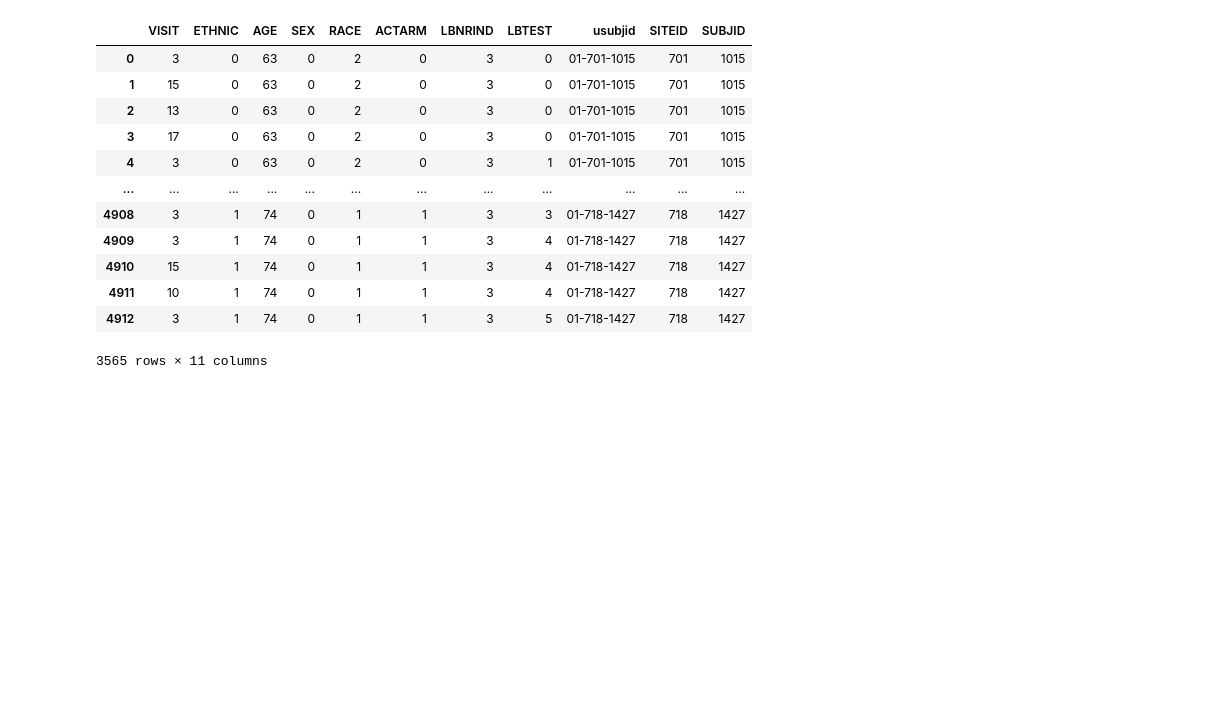
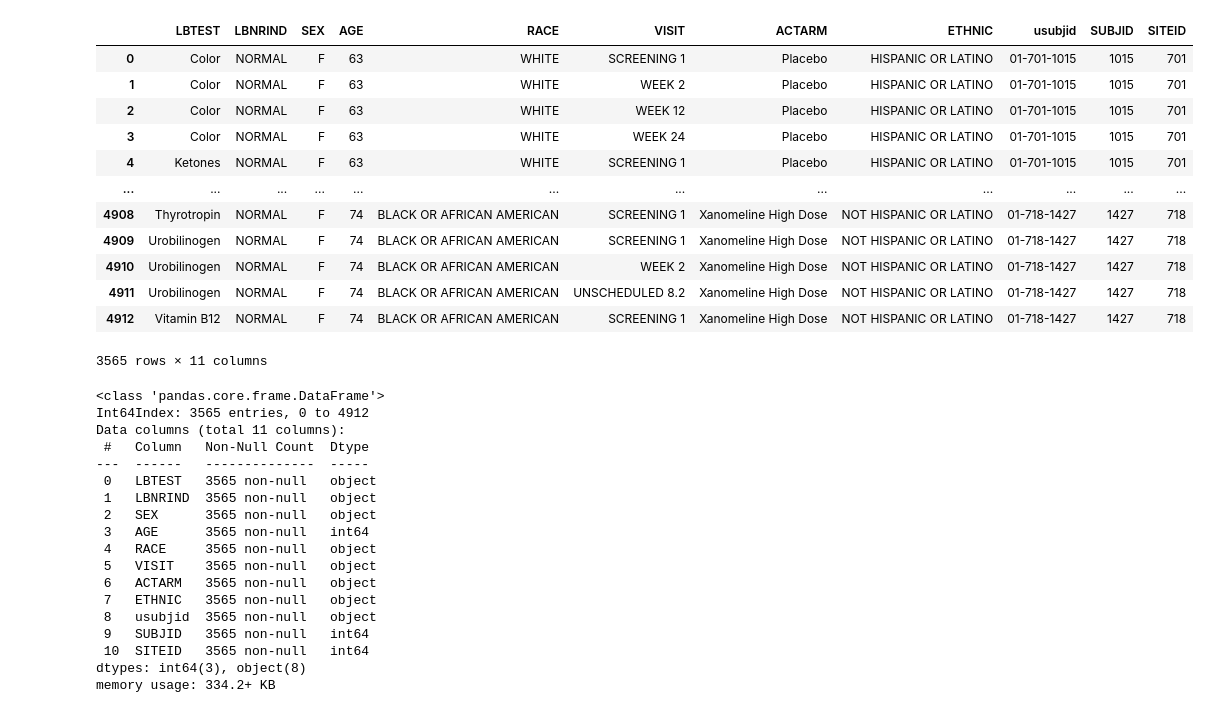
Before and after one commit to monk1337/Mixclu, a Jupyter notebook: preprocessing.ipynb, the cells around one changed output. Drawn from its saved outputs; the diff is of its cells as text; code cells hidden in the pictures; blank space fills up the shorter version.

```diff
--- a/preprocessing.ipynb
+++ b/preprocessing.ipynb
@@ -48,16 +58,37 @@ LBTEST 7
+# %%
+df_pre[1]
+# %% [output]
+|  | LBTEST | LBNRIND | SEX | AGE | RACE | VISIT | ACTARM | ETHNIC | usubjid | SUBJID | SITEID |
+| 0 | Color | NORMAL | F | 63 | WHITE | SCREENING 1 | Placebo | HISPANIC OR LATINO | 01-701-1015 | 1015 | 701 |
+| 1 | Color | NORMAL | F | 63 | WHITE | WEEK 2 | Placebo | HISPANIC OR LATINO | 01-701-1015 | 1015 | 701 |
+| 2 | Color | NORMAL | F | 63 | WHITE | WEEK 12 | Placebo | HISPANIC OR LATINO | 01-701-1015 | 1015 | 701 |
+| 3 | Color | NORMAL | F | 63 | WHITE | WEEK 24 | Placebo | HISPANIC OR LATINO | 01-701-1015 | 1015 | 701 |
+| 4 | Ketones | NORMAL | F | 63 | WHITE | SCREENING 1 | Placebo | HISPANIC OR LATINO | 01-701-1015 | 1015 | 701 |
+| ... | ... | ... | ... | ... | ... | ... | ... | ... | ... | ... | ... |
+| 4908 | Thyrotropin | NORMAL | F | 74 | BLACK OR AFRICAN AMERICAN | SCREENING 1 | Xanomeline High Dose | NOT HISPANIC OR LATINO | 01-718-1427 | 1427 | 718 |
+| 4909 | Urobilinogen | NORMAL | F | 74 | BLACK OR AFRICAN AMERICAN | SCREENING 1 | Xanomeline High Dose | NOT HISPANIC OR LATINO | 01-718-1427 | 1427 | 718 |
+| 4910 | Urobilinogen | NORMAL | F | 74 | BLACK OR AFRICAN AMERICAN | WEEK 2 | Xanomeline High Dose | NOT HISPANIC OR LATINO | 01-718-1427 | 1427 | 718 |
+| 4911 | Urobilinogen | NORMAL | F | 74 | BLACK OR AFRICAN AMERICAN | UNSCHEDULED 8.2 | Xanomeline High Dose | NOT HISPANIC OR LATINO | 01-718-1427 | 1427 | 718 |
+| 4912 | Vitamin B12 | NORMAL | F | 74 | BLACK OR AFRICAN AMERICAN | SCREENING 1 | Xanomeline High Dose | NOT HISPANIC OR LATINO | 01-718-1427 | 1427 | 718 |
+3565 rows × 11 columns
 # %%
-df_pre[0]
+df_pre[0].info()
 # %% [output]
-|  | VISIT | ETHNIC | AGE | SEX | RACE | ACTARM | LBNRIND | LBTEST | usubjid | SITEID | SUBJID |
-| 0 | 3 | 0 | 63 | 0 | 2 | 0 | 3 | 0 | 01-701-1015 | 701 | 1015 |
-| 1 | 15 | 0 | 63 | 0 | 2 | 0 | 3 | 0 | 01-701-1015 | 701 | 1015 |
-| 2 | 13 | 0 | 63 | 0 | 2 | 0 | 3 | 0 | 01-701-1015 | 701 | 1015 |
-| 3 | 17 | 0 | 63 | 0 | 2 | 0 | 3 | 0 | 01-701-1015 | 701 | 1015 |
-| 4 | 3 | 0 | 63 | 0 | 2 | 0 | 3 | 1 | 01-701-1015 | 701 | 1015 |
-| ... | ... | ... | ... | ... | ... | ... | ... | ... | ... | ... | ... |
-| 4908 | 3 | 1 | 74 | 0 | 1 | 1 | 3 | 3 | 01-718-1427 | 718 | 1427 |
-| 4909 | 3 | 1 | 74 | 0 | 1 | 1 | 3 | 4 | 01-718-1427 | 718 | 1427 |
-| 4910 | 15 | 1 | 74 | 0 | 1 | 1 | 3 | 4 | 01-718-1427 | 718 | 1427 |
-| 4911 | 10 | 1 | 74 | 0 | 1 | 1 | 3 | 4 | 01-718-1427 | 718 | 1427 |
-| 4912 | 3 | 1 | 74 | 0 | 1 | 1 | 3 | 5 | 01-718-1427 | 718 | 1427 |
-3565 rows × 11 columns
+<class 'pandas.core.frame.DataFrame'>
+Int64Index: 3565 entries, 0 to 4912
+Data columns (total 11 columns):
+ #   Column   Non-Null Count  Dtype
+---  ------   --------------  -----
+ 0   LBTEST   3565 non-null   object
+ 1   LBNRIND  3565 non-null   object
+ 2   SEX      3565 non-null   object
+ 3   AGE      3565 non-null   int64
+ 4   RACE     3565 non-null   object
+ 5   VISIT    3565 non-null   object
+ 6   ACTARM   3565 non-null   object
+ 7   ETHNIC   3565 non-null   object
+ 8   usubjid  3565 non-null   object
+ 9   SUBJID   3565 non-null   int64
+ 10  SITEID   3565 non-null   int64
+dtypes: int64(3), object(8)
+memory usage: 334.2+ KB
```
Also changed, not shown: parts of 6 cells of this notebook, 1 other file.
